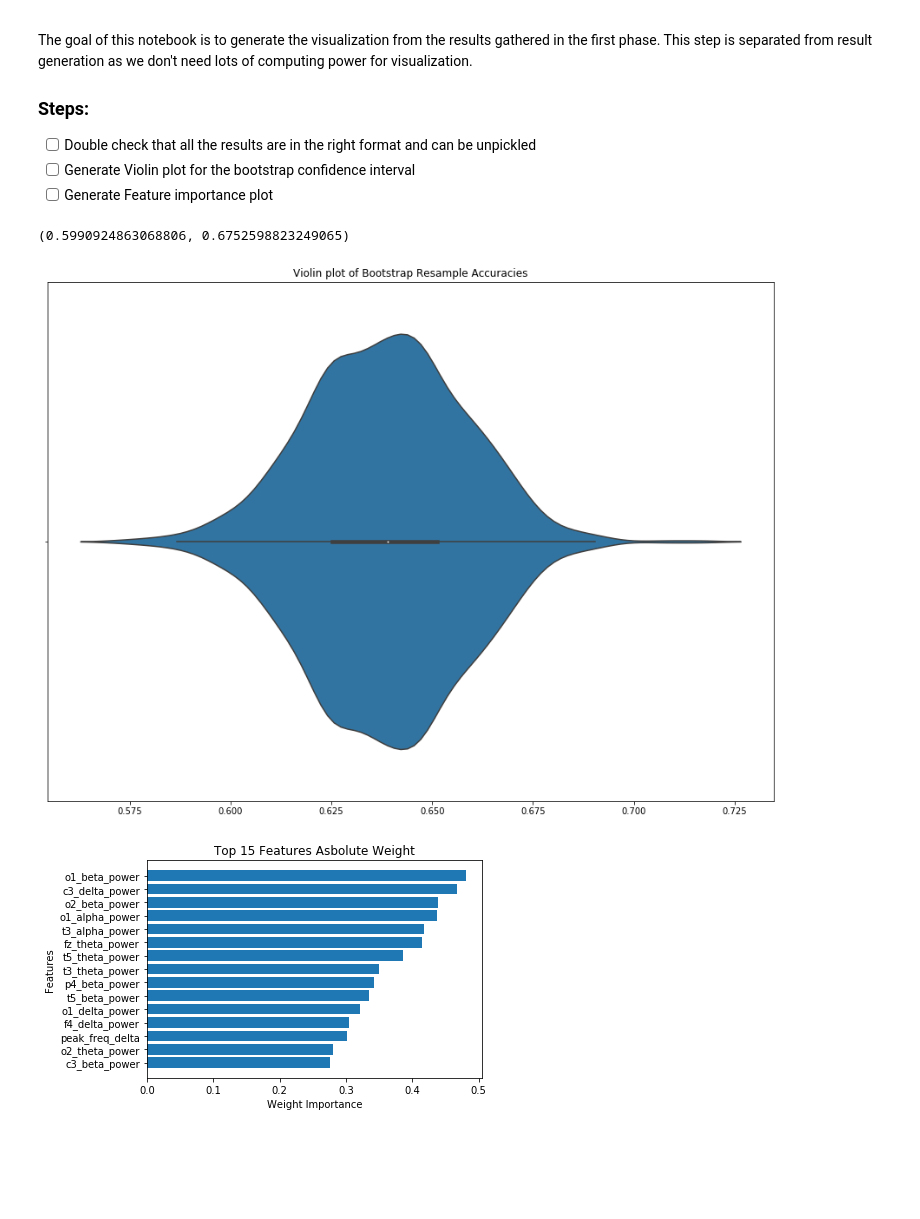
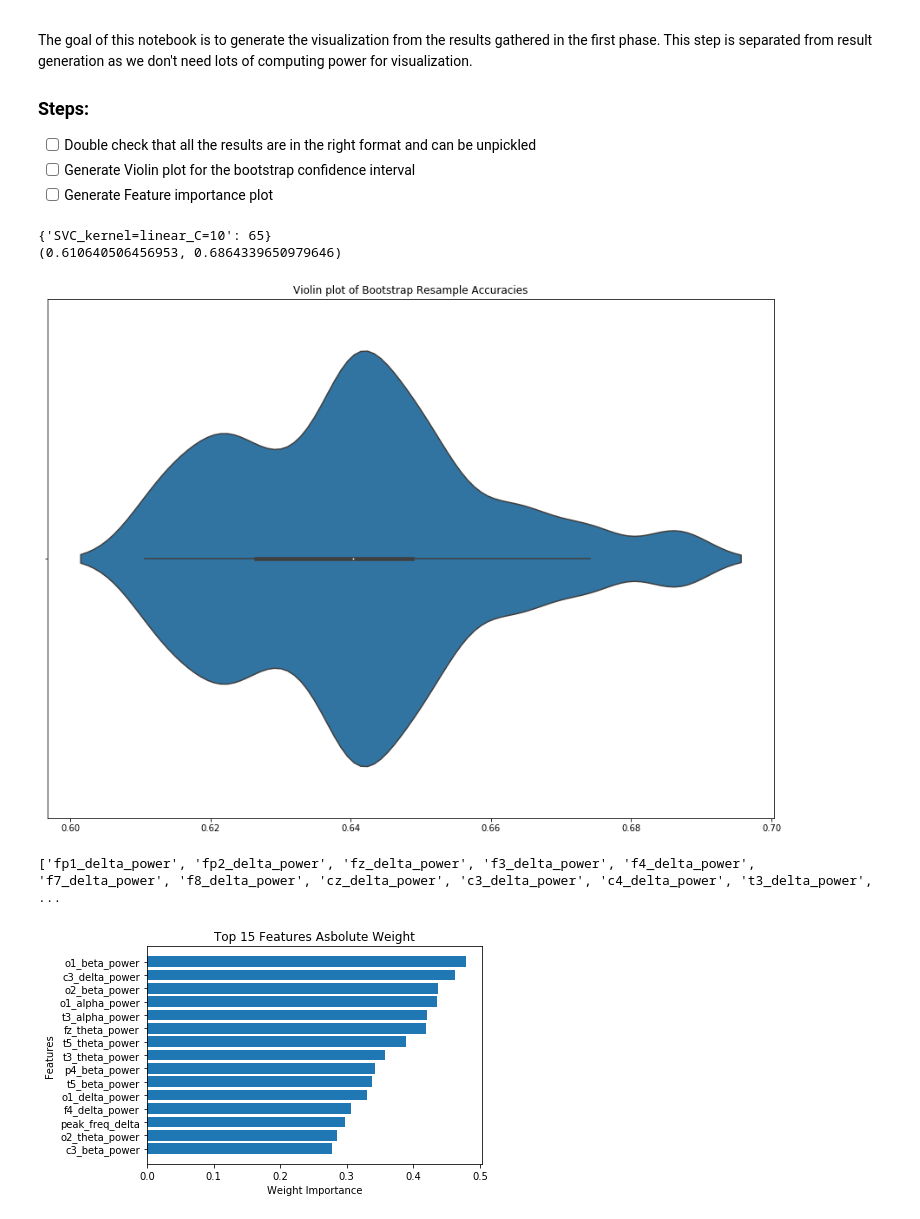
Before and after one commit to BIAPT/eeg-pain-detection, a Jupyter notebook: projects/publish_a_paper_on_pain_detection_using_eeg_and_ml/neurips_2020_paper_submission/generate_visualization.ipynb, the cells around one changed output. Drawn from its saved outputs; the diff is of its cells as text; code cells hidden in the pictures; blank space fills up the shorter version.

```diff
--- a/projects/publish_a_paper_on_pain_detection_using_eeg_and_ml/neurips_2020_paper_submission/generate_visualization.ipynb
+++ b/projects/publish_a_paper_on_pain_detection_using_eeg_and_ml/neurips_2020_paper_submission/generate_visualization.ipynb
@@ -12,11 +12,15 @@ import seaborn as sns
 import pandas as pd
 import matplotlib.pyplot as plt
 
+from sklearn.linear_model import LogisticRegression
+from sklearn.tree import DecisionTreeClassifier
+from sklearn.svm import LinearSVC
+
 from ml_tools.classification import load_pickle
 
 # Double checking that all the results are in the right format and can be unpickled
-input_dir = '/home/yacine/Documents/BIAPT/eeg_pain_result/'
-output_dir = '/home/yacine/Documents/BIAPT/eeg_pain_result/'
+input_dir = '/home/yacine/Documents/BIAPT/eeg_pain_result/BOTH/'
+output_dir = '/home/yacine/Documents/BIAPT/eeg_pain_result/BOTH/'
 
 # Basic information
 features_filename = input_dir + 'features_all.csv'
@@ -40,26 +44,46 @@ df = pd.read_csv(features_filename)
 accuracies = load_pickle(acc_filename)
 f1s = load_pickle(f1_filename)
 # %%
+def find_best_model(best_params):
+    models_occurence = {}
+    for param in best_params:
+        clf = param['clf']
+        if isinstance(clf, LogisticRegression):
+            key = "LOG" + "_penality=" + str(clf.penalty) + "_C=" + str(clf.C)
+        elif isinstance(clf, LinearSVC):
+            key = "SVC" + "_kernel=linear_C=" + str(clf.C)
+        elif isinstance(clf, DecisionTreeClassifier):
+            key = "DEC" + "_criterion" + str(clf.criterion)
+
+        if key not in models_occurence:
+            models_occurence[key] = 1
+        else:
+            models_occurence[key] = models_occurence[key] + 1
+
+    return models_occurence
+
 # Will need to double check how I'm doing this I'm getting difficult to parse result
 best_params = load_pickle(best_params_filename)
+print(find_best_model(best_params))
 
 # This is a dictionary with two key: distribution and interval
 bootstrap = load_pickle(bootstrap_filename)
 #bootstrap['distribution']
 print(bootstrap['interval'])
 
 fig_name = output_dir + 'bootstrap_resampling.png'
 fig = plt.gcf()
 ax = sns.violinplot(bootstrap['distribution'])
 ax.set_title("Violin plot of Bootstrap Resample Accuracies")
 fig.set_size_inches((15, 11), forward=False)
 fig.savefig(fig_name, dpi=500)
 
 # This is the n run of the permutation testing
 permutation = load_pickle(permutation_filename)
 # %% [output]
-(0.5990924863068806, 0.6752598823249065)
+{'SVC_kernel=linear_C=10': 65}
+(0.610640506456953, 0.6864339650979646)
-[figure, old version]
+[figure, new version]
 # %%
 # Trained classifier (Where is this one coming from?)
 clf = load_pickle(clf_filename)
@@ -90,9 +114,11 @@ def f_importances(coef, names, fig_name, top=-1):
     fig.savefig(fig_name, dpi=500)
 
 weight_importance_filename = output_dir + 'f_importance.png'
+print(features_weight['name'])
 f_importances(features_weight['weight'], features_weight['name'],  weight_importance_filename, 15)
 # %% [output]
+['fp1_delta_power', 'fp2_delta_power', 'fz_delta_power', 'f3_delta_power', 'f4_delta_power', 'f7_delta_power', 'f8_delta_power', 'cz_delta_power', 'c3_delta_power', 'c4_delta_power', 't3_delta_power', ...
-[figure, old version]
+[figure, new version]
 # %%
 features_weight['name']
 # %% [output]
```
Also changed, not shown: 1 other file.
